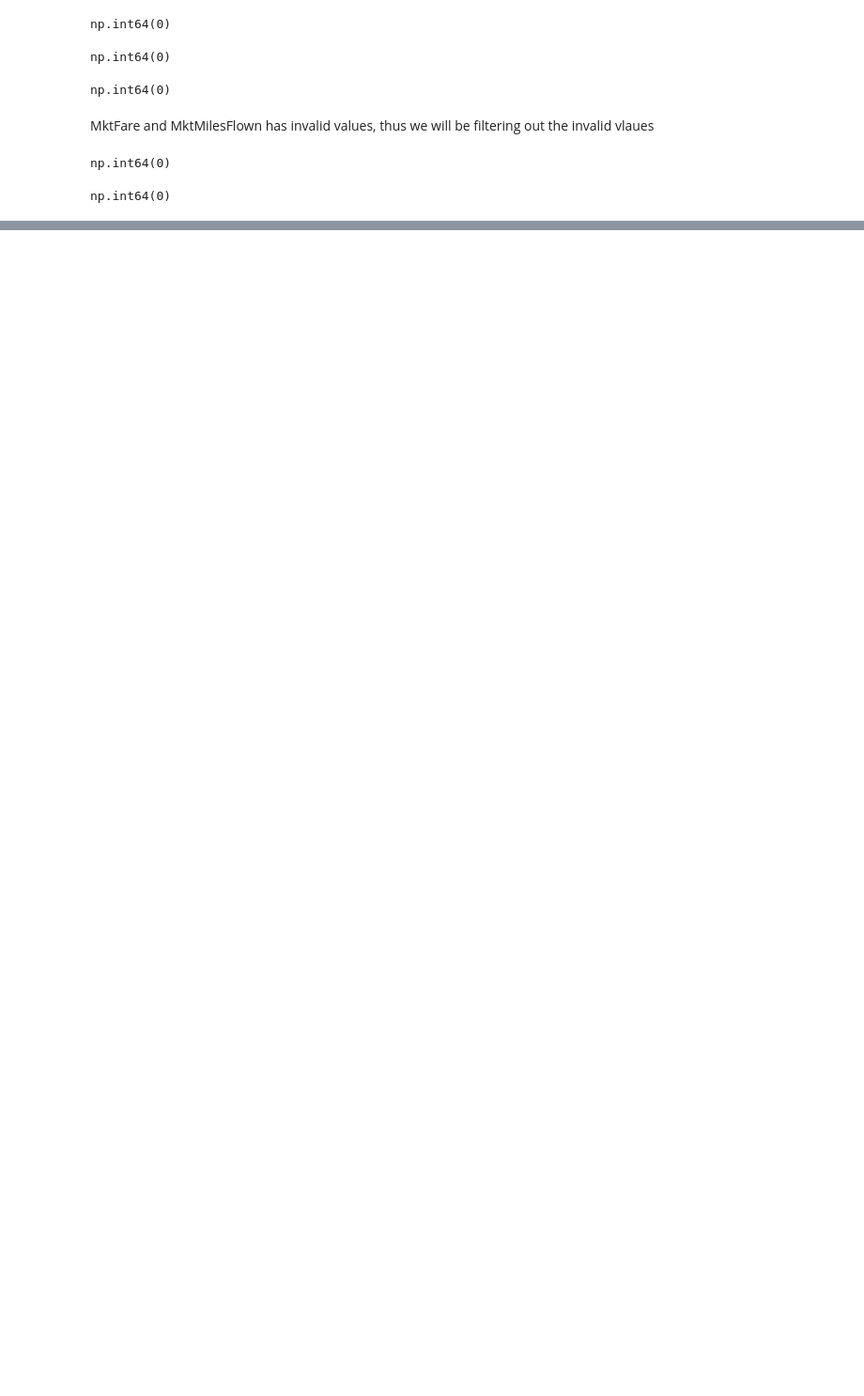
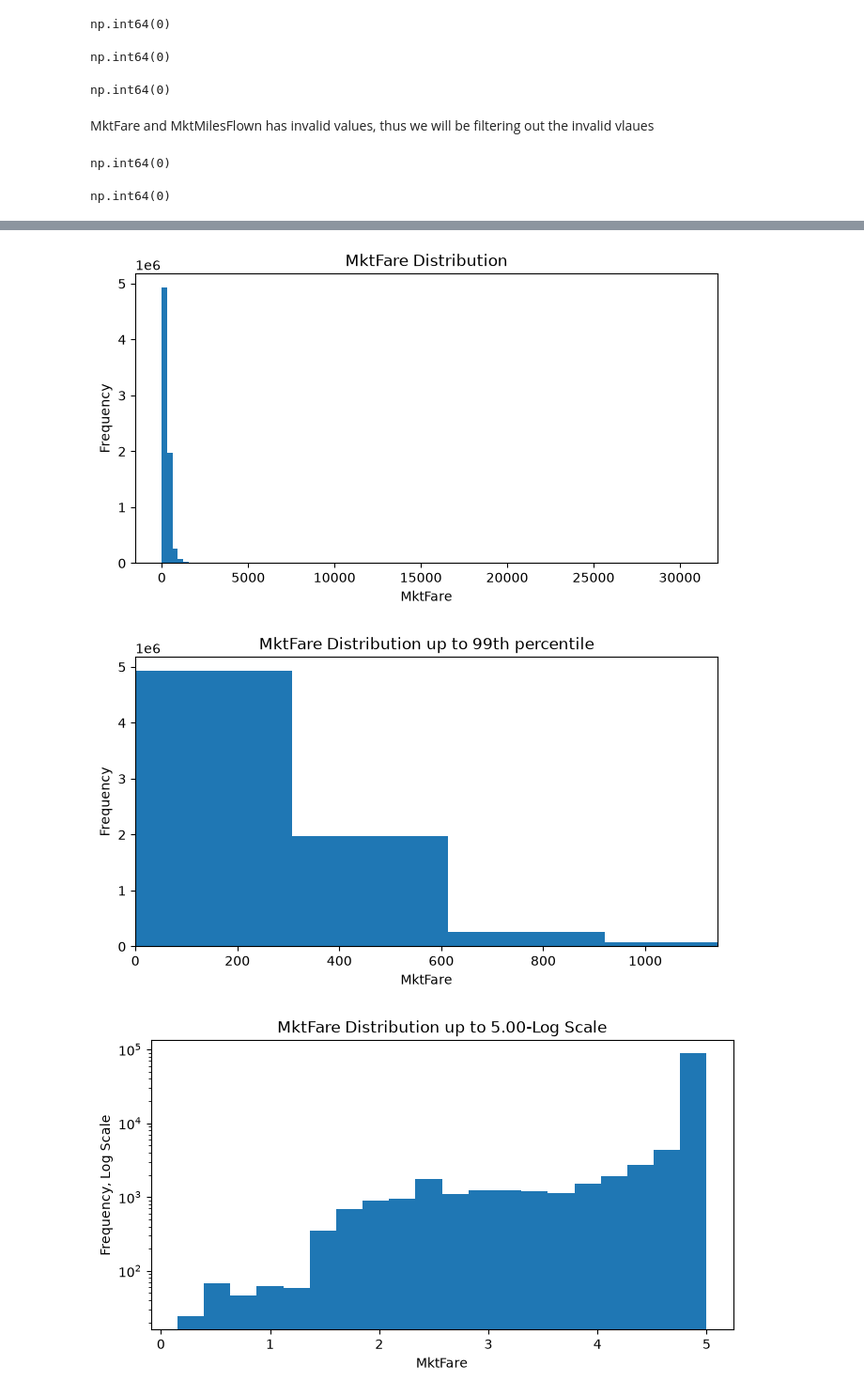
Before and after one commit to Anythingsaf22/Analyse-US-Domestic-flights, a Jupyter notebook: Notebooks/notebook1.ipynb, the cells around one changed output, grey strips where cells are left out. Shown at 94% size. Drawn from its saved outputs; the diff is of its cells as text; code cells hidden in the pictures; blank space fills up the shorter version.

```diff
--- a/Notebooks/notebook1.ipynb
+++ b/Notebooks/notebook1.ipynb
@@ -358,0 +437,28 @@ np.int64(0)
+# %%
+plt.figure(figsize=(8,4))
+plt.hist(df["MktFare"], bins=100)
+plt.title("MktFare Distribution")
+plt.xlabel("MktFare")
+plt.ylabel("Frequency")
+plt.show()
+
+plt.figure(figsize=(8,4))
+plt.hist(df["MktFare"], bins=100)
+plt.xlim(0, df['MktFare'].quantile(0.99))
+plt.title("MktFare Distribution up to 99th percentile")
+plt.xlabel("MktFare")
+plt.ylabel("Frequency")
+plt.show()
+
+low_mktfare = df[df['MktFare'] <= 5.00]
+plt.figure(figsize=(8, 4))
+plt.hist(low_mktfare['MktFare'], bins=20)
+plt.yscale('log')
+plt.title("MktFare Distribution up to 5.00-Log Scale")
+plt.xlabel("MktFare")
+plt.ylabel("Frequency, Log Scale")
+plt.show()
+# %% [output]
+[figure, added]
+[figure, added]
+[figure, added]
```
Also changed, not shown: parts of 21 cells of this notebook, 3 other files.
